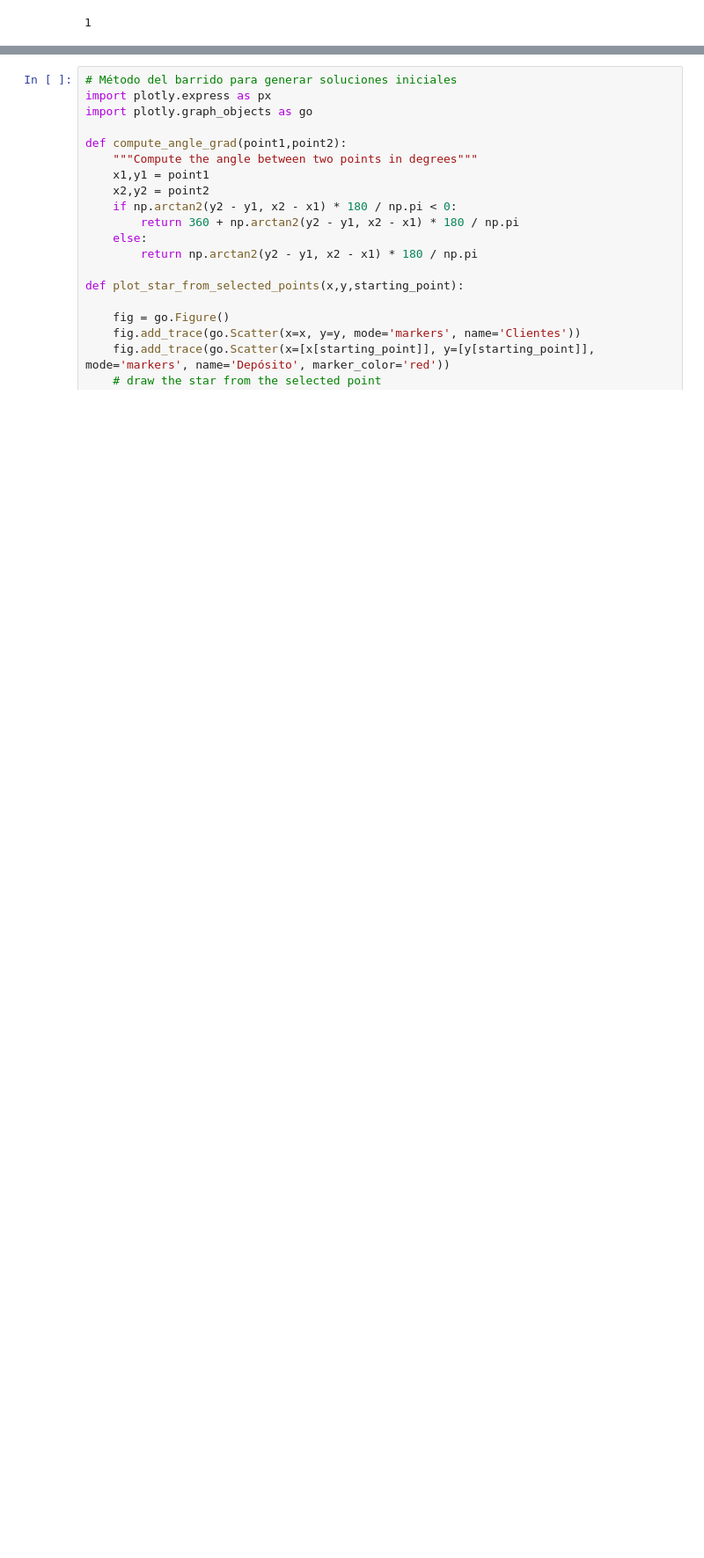
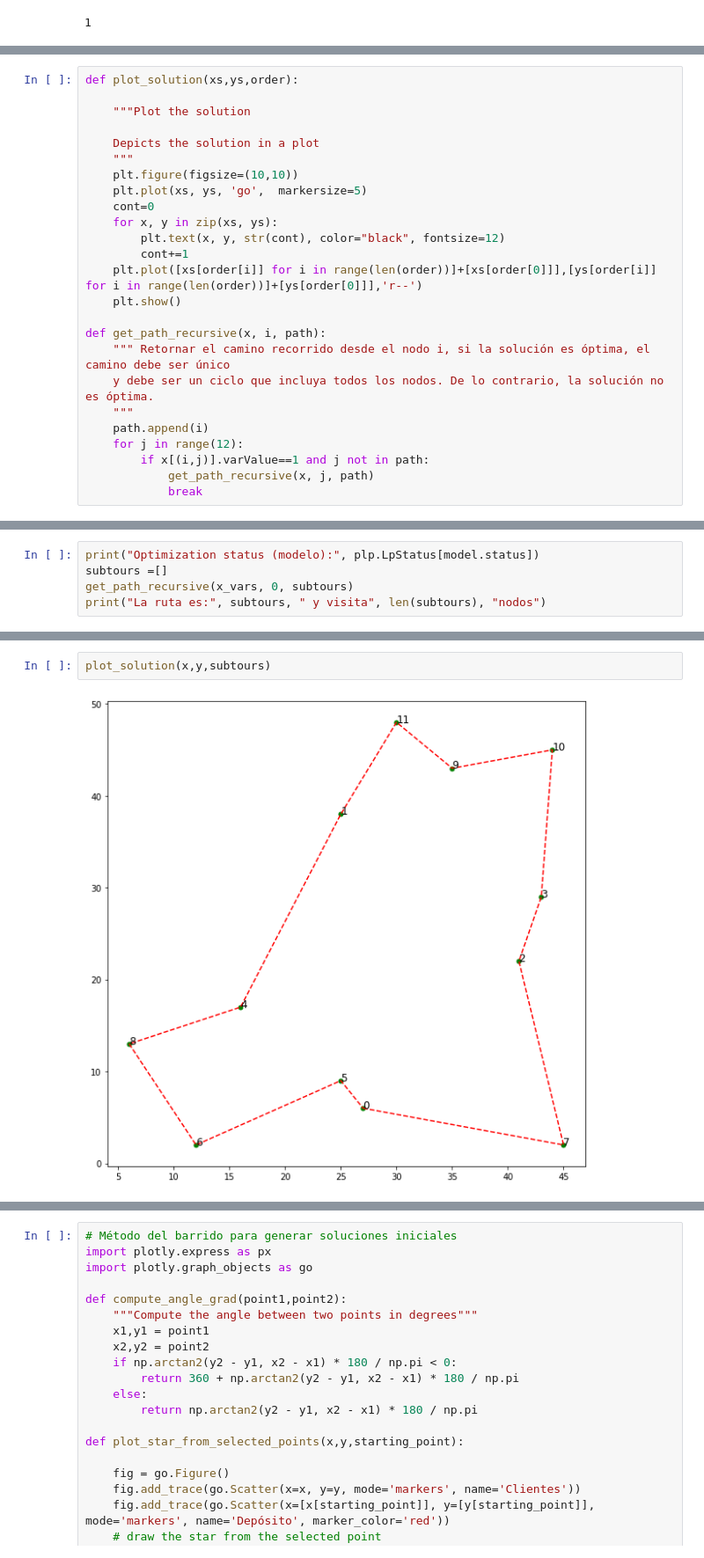
Before and after one commit to fabian-castano/intro_pulp, a Jupyter notebook: Gestion_de_operaciones_L3.ipynb, the cells around one changed output, grey strips where cells are left out. Shown: that part at 88% size. Saved outputs shown, nothing was run; the diff lists cells and outputs as text; blank space fills up the shorter version.

```diff
--- a/Gestion_de_operaciones_L3.ipynb
+++ b/Gestion_de_operaciones_L3.ipynb
@@ -175,0 +189,25 @@ model.solve(solver)
+# %%
+def plot_solution(xs,ys,order):
+
+    """Plot the solution
+
+    Depicts the solution in a plot
+    """
+    plt.figure(figsize=(10,10))
+    plt.plot(xs, ys, 'go',  markersize=5)
+    cont=0
+    for x, y in zip(xs, ys):
+        plt.text(x, y, str(cont), color="black", fontsize=12)
+        cont+=1
+    plt.plot([xs[order[i]] for i in range(len(order))]+[xs[order[0]]],[ys[order[i]] for i in range(len(order))]+[ys[order[0]]],'r--')
+    plt.show()
+
+def get_path_recursive(x, i, path):
+    """ Retornar el camino recorrido desde el nodo i, si la solución es óptima, el camino debe ser único
+    y debe ser un ciclo que incluya todos los nodos. De lo contrario, la solución no es óptima.
+    """
+    path.append(i)
+    for j in range(12):
+        if x[(i,j)].varValue==1 and j not in path:
+            get_path_recursive(x, j, path)
+            break
@@ -175,0 +216,5 @@ model.solve(solver)
+# %%
+print("Optimization status (modelo):", plp.LpStatus[model.status])
+subtours =[]
+get_path_recursive(x_vars, 0, subtours)
+print("La ruta es:", subtours, " y visita", len(subtours), "nodos")
@@ -175,0 +224,4 @@ model.solve(solver)
+# %%
+plot_solution(x,y,subtours)
+# %% [output]
+[figure, added]
```
Also changed, not shown: parts of 13 cells of this notebook.
